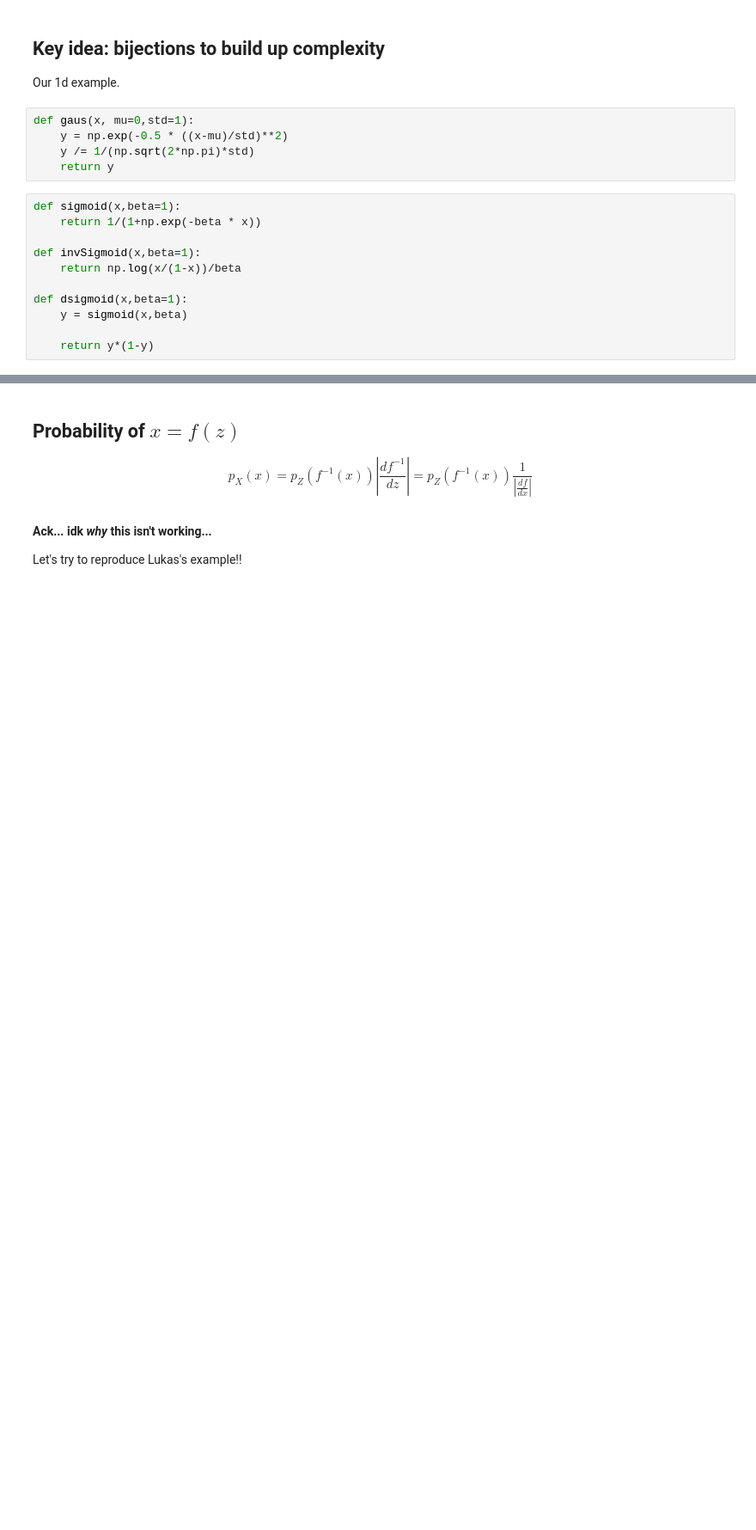
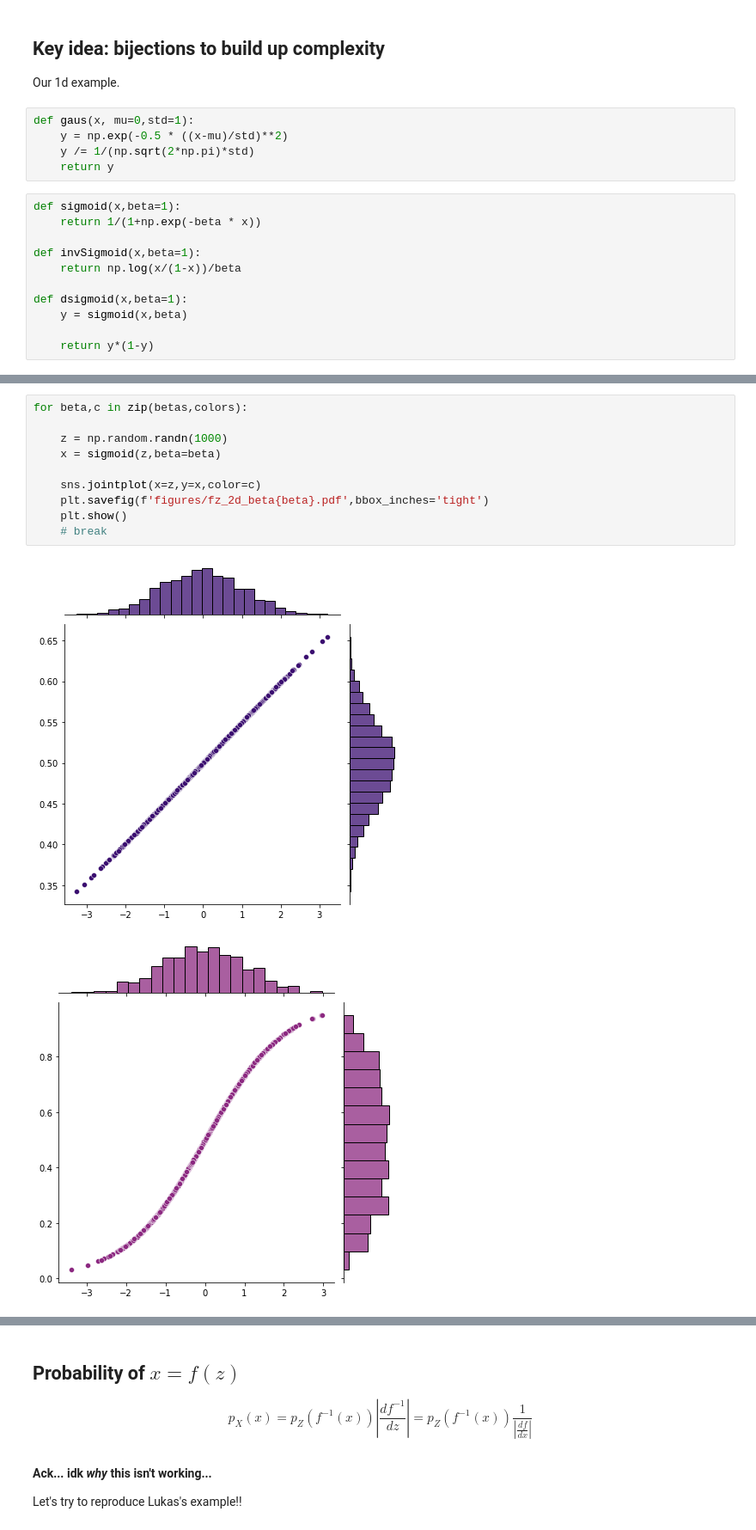
Before and after one commit to nhartman94/TTT-Normalizing-Flows, a Jupyter notebook: Intuition-plots.ipynb, the cells around one changed output, grey strips where cells are left out. Shown at 86% size. Drawn from its saved outputs; the diff is of its cells as text; blank space fills up the shorter version.

```diff
--- a/Intuition-plots.ipynb
+++ b/Intuition-plots.ipynb
@@ -152,0 +58,13 @@ def dsigmoid(x,beta=1):
+# %%
+for beta,c in zip(betas,colors):
+
+    z = np.random.randn(1000)
+    x = sigmoid(z,beta=beta)
+
+    sns.jointplot(x=z,y=x,color=c)
+    plt.savefig(f'figures/fz_2d_beta{beta}.pdf',bbox_inches='tight')
+    plt.show()
+    # break
+# %% [output]
+[figure, added]
+[figure, added]
```
Also changed, not shown: parts of 26 cells of this notebook.
